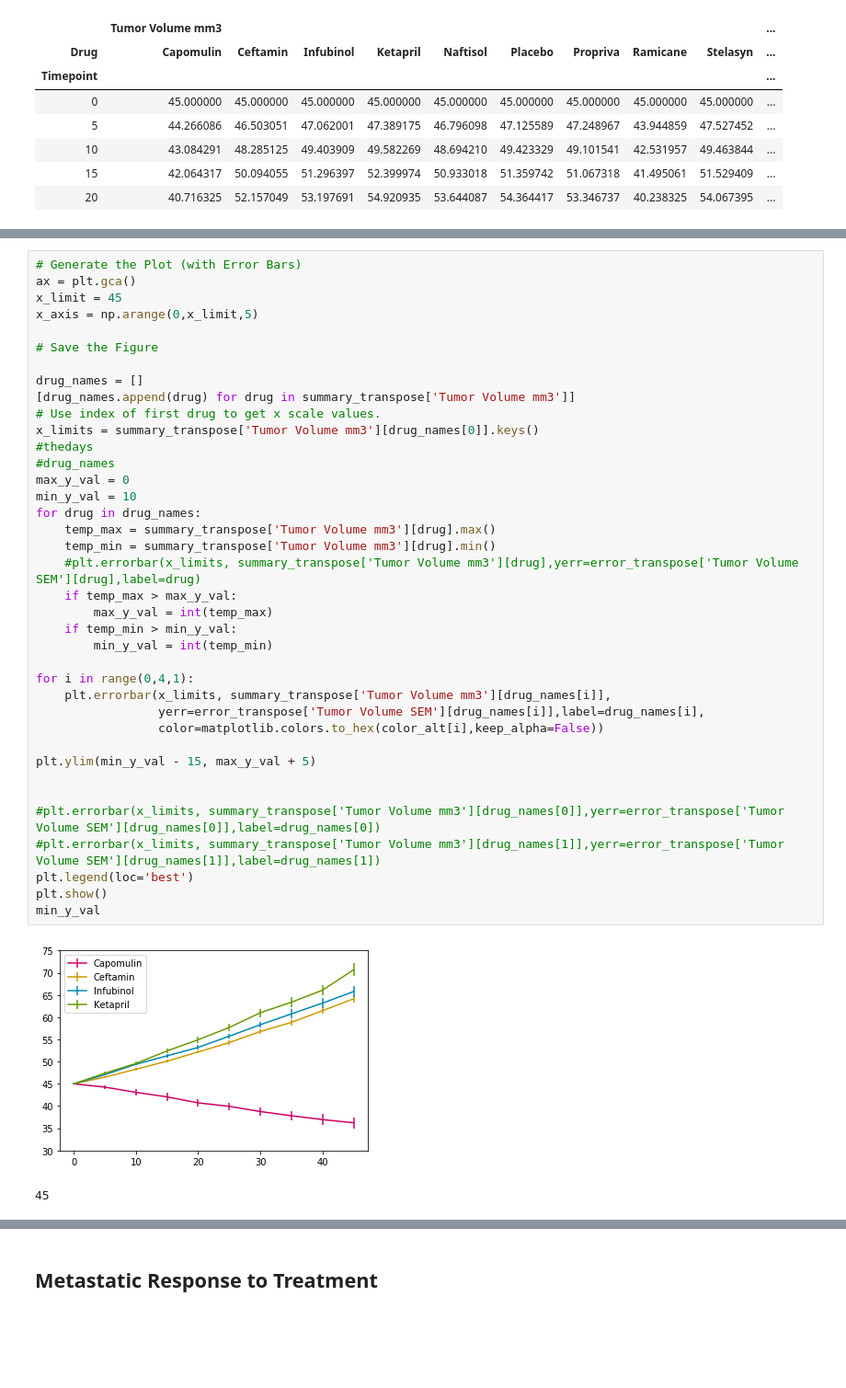
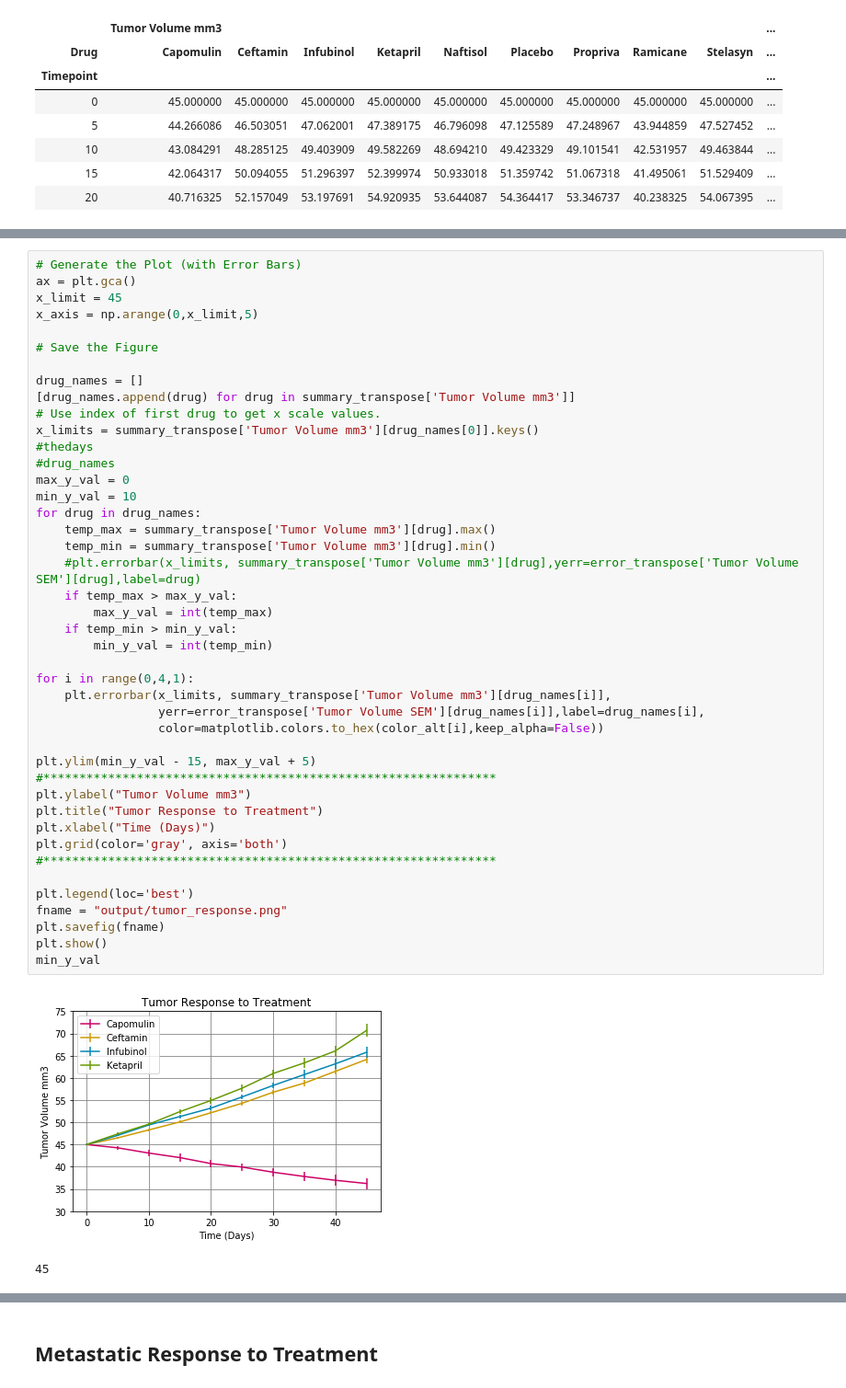
Before and after one commit to rockhound03/matplotlib-challenge, a Jupyter notebook: Pymaceuticals/pymaceuticals_starter.ipynb, the cells around one changed output, grey strips where cells are left out. Shown at 92% size. Cells and saved outputs as stored; diff of their text form; blank space fills up the shorter version.

Commit message:
Plts have labels

```diff
--- a/Pymaceuticals/pymaceuticals_starter.ipynb
+++ b/Pymaceuticals/pymaceuticals_starter.ipynb
@@ -114,35 +105,40 @@ x_axis = np.arange(0,x_limit,5)
 # Save the Figure
 
 drug_names = []
 [drug_names.append(drug) for drug in summary_transpose['Tumor Volume mm3']]
 # Use index of first drug to get x scale values.
 x_limits = summary_transpose['Tumor Volume mm3'][drug_names[0]].keys()
 #thedays
 #drug_names
 max_y_val = 0
 min_y_val = 10
 for drug in drug_names:
     temp_max = summary_transpose['Tumor Volume mm3'][drug].max()
     temp_min = summary_transpose['Tumor Volume mm3'][drug].min()
     #plt.errorbar(x_limits, summary_transpose['Tumor Volume mm3'][drug],yerr=error_transpose['Tumor Volume SEM'][drug],label=drug)
     if temp_max > max_y_val:
         max_y_val = int(temp_max)
     if temp_min > min_y_val:
         min_y_val = int(temp_min)
 
 for i in range(0,4,1):
     plt.errorbar(x_limits, summary_transpose['Tumor Volume mm3'][drug_names[i]],
                  yerr=error_transpose['Tumor Volume SEM'][drug_names[i]],label=drug_names[i],
                  color=matplotlib.colors.to_hex(color_alt[i],keep_alpha=False))
 
 plt.ylim(min_y_val - 15, max_y_val + 5)
+#***************************************************************
+plt.ylabel("Tumor Volume mm3")
+plt.title("Tumor Response to Treatment")
+plt.xlabel("Time (Days)")
+plt.grid(color='gray', axis='both')
+#***************************************************************
 
-
-#plt.errorbar(x_limits, summary_transpose['Tumor Volume mm3'][drug_names[0]],yerr=error_transpose['Tumor Volume SEM'][drug_names[0]],label=drug_names[0])
-#plt.errorbar(x_limits, summary_transpose['Tumor Volume mm3'][drug_names[1]],yerr=error_transpose['Tumor Volume SEM'][drug_names[1]],label=drug_names[1])
 plt.legend(loc='best')
+fname = "output/tumor_response.png"
+plt.savefig(fname)
 plt.show()
 min_y_val
 # %% [output]
-[figure, old version]
+[figure, new version]
 45
```
Also changed, not shown: parts of 16 cells of this notebook.
